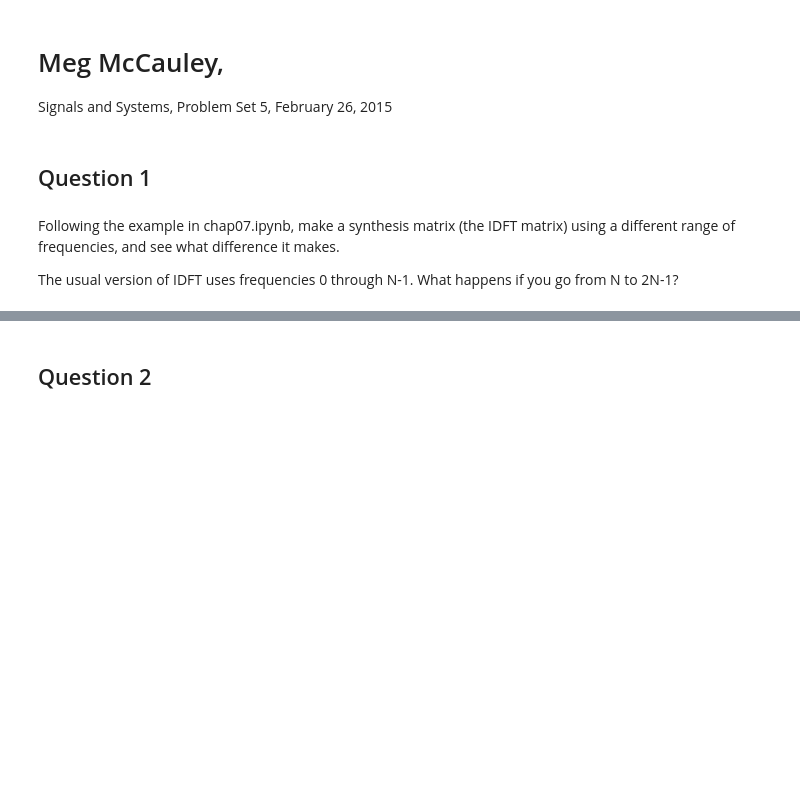
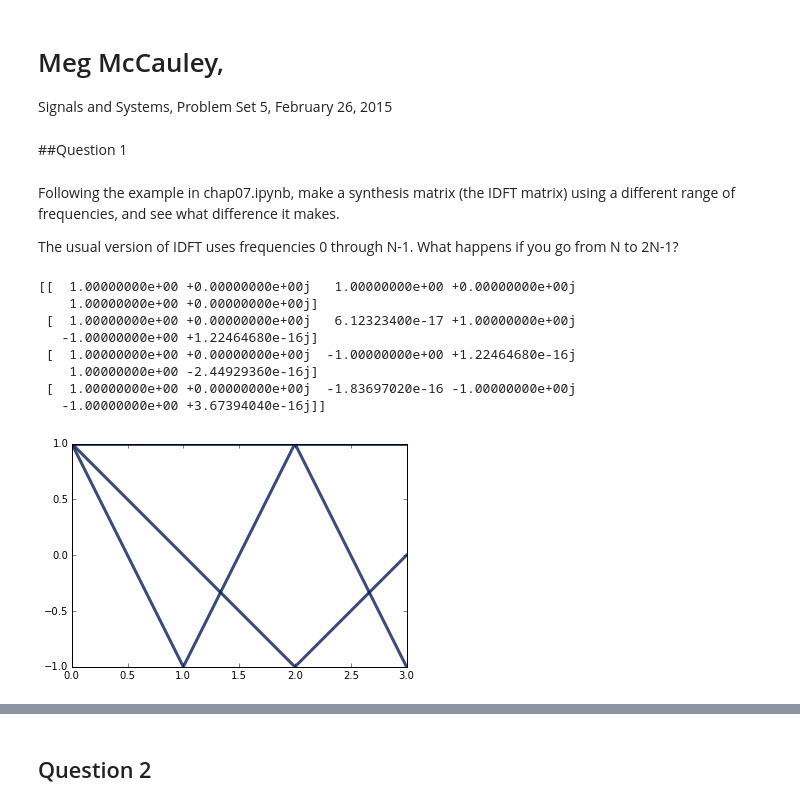
Before and after one commit to megsaysrawr/ThinkDSP, a Jupyter notebook: code/ps05.ipynb, the cells around one changed output, grey strips where cells are left out. Cells and saved outputs as stored; diff of their text form; code cells hidden in the pictures; blank space fills up the shorter version.

```diff
--- a/code/ps05.ipynb
+++ b/code/ps05.ipynb
@@ -11,7 +12,7 @@ import thinkplot
 
 %matplotlib inline
 # %% [markdown]
-## Question 1
+##Question 1
 # %% [markdown]
 Following the example in chap07.ipynb, make a synthesis matrix (the IDFT matrix) using a different range of frequencies, and see what difference it makes.
 
@@ -20,0 +20,20 @@ The usual version of IDFT uses frequencies 0 through N-1.  What happens if you g
+# %%
+i = complex(0,1)
+PI2 = 2*numpy.pi
+N = 4
+ts = numpy.arange(N) / N
+freqs = numpy.arange(0,N-1)
+args = numpy.outer(ts, freqs)
+M = numpy.exp(i * PI2 * args)
+thinkplot.plot(numpy.real(M))
+print(M)
+# %% [output]
+[[  1.00000000e+00 +0.00000000e+00j   1.00000000e+00 +0.00000000e+00j
+    1.00000000e+00 +0.00000000e+00j]
+ [  1.00000000e+00 +0.00000000e+00j   6.12323400e-17 +1.00000000e+00j
+   -1.00000000e+00 +1.22464680e-16j]
+ [  1.00000000e+00 +0.00000000e+00j  -1.00000000e+00 +1.22464680e-16j
+    1.00000000e+00 -2.44929360e-16j]
+ [  1.00000000e+00 +0.00000000e+00j  -1.83697020e-16 -1.00000000e+00j
+   -1.00000000e+00 +3.67394040e-16j]]
+[figure, added]
```
Also changed, not shown: parts of 46 cells of this notebook.
